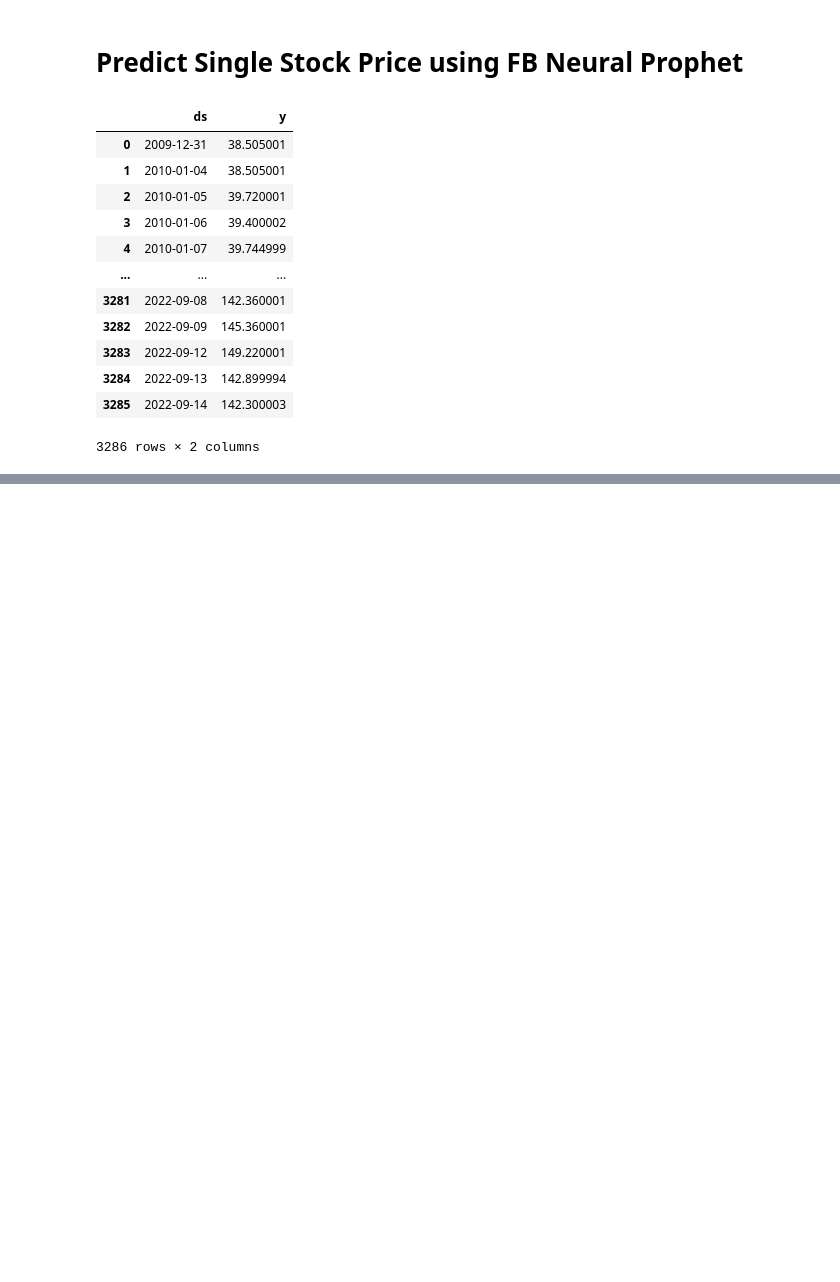
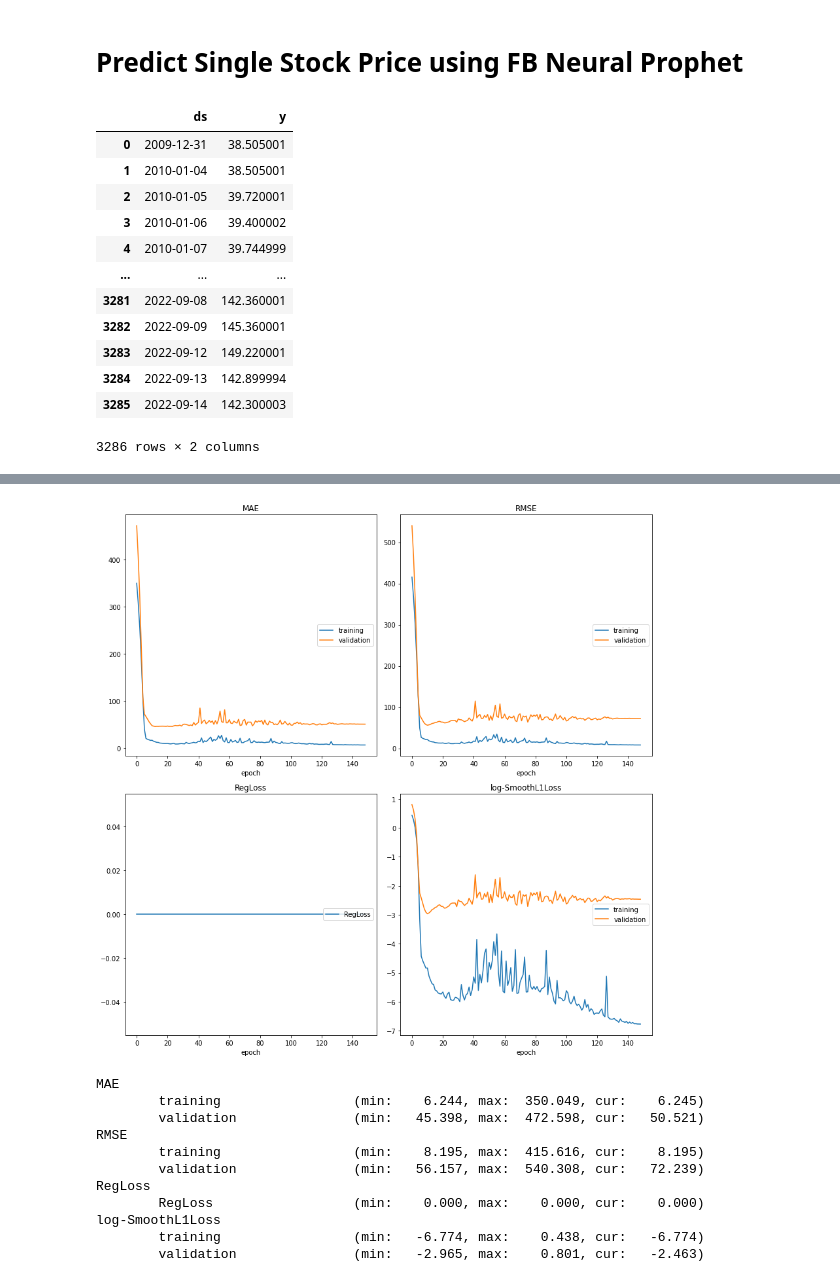
Before and after one commit to Sebastian1981/Stock_Prediction, a Jupyter notebook: experiment/portfolio_optimization.ipynb, the cells around one changed output, grey strips where cells are left out. Drawn from its saved outputs; the diff is of its cells as text; code cells hidden in the pictures; blank space fills up the shorter version.

Commit message:
update stock pred

```diff
--- a/experiment/portfolio_optimization.ipynb
+++ b/experiment/portfolio_optimization.ipynb
@@ -188,0 +175,3 @@ INFO - (NP.forecaster._init_train_loader) - lr-range-test selected learning rate
+# %%
+METRICS = ['MAE', 'RMSE']
+params = {"n_forecasts": 1, "n_lags": 0}
@@ -188,0 +220,18 @@ INFO - (NP.forecaster._init_train_loader) - lr-range-test selected learning rate
+# %%
+# make a two fold validation
+m = NeuralProphet(**params)
+df_train, df_val = m.split_df(df_stock, freq='D', valid_p=0.25)
+metrics = m.fit(df_train, validation_df=df_val, progress="plot-all")
+# %% [output]
+[figure, added]
+MAE
+        training                 (min:    6.244, max:  350.049, cur:    6.245)
+        validation               (min:   45.398, max:  472.598, cur:   50.521)
+RMSE
+        training                 (min:    8.195, max:  415.616, cur:    8.195)
+        validation               (min:   56.157, max:  540.308, cur:   72.239)
+RegLoss
+        RegLoss                  (min:    0.000, max:    0.000, cur:    0.000)
+log-SmoothL1Loss
+        training                 (min:   -6.774, max:    0.438, cur:   -6.774)
+        validation               (min:   -2.965, max:    0.801, cur:   -2.463)
```
Also changed, not shown: parts of 14 cells of this notebook.
